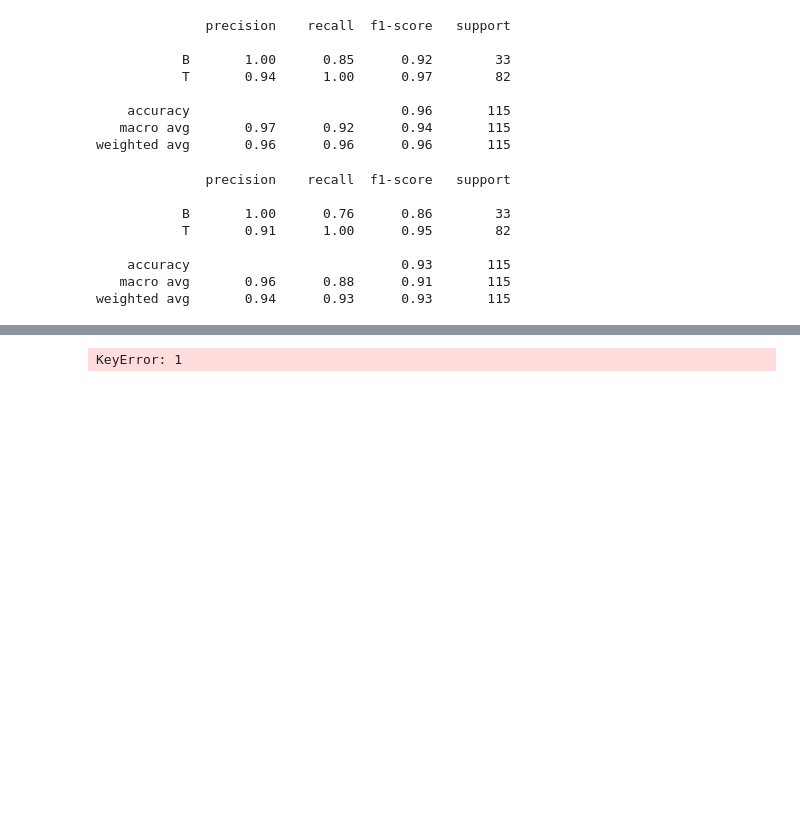
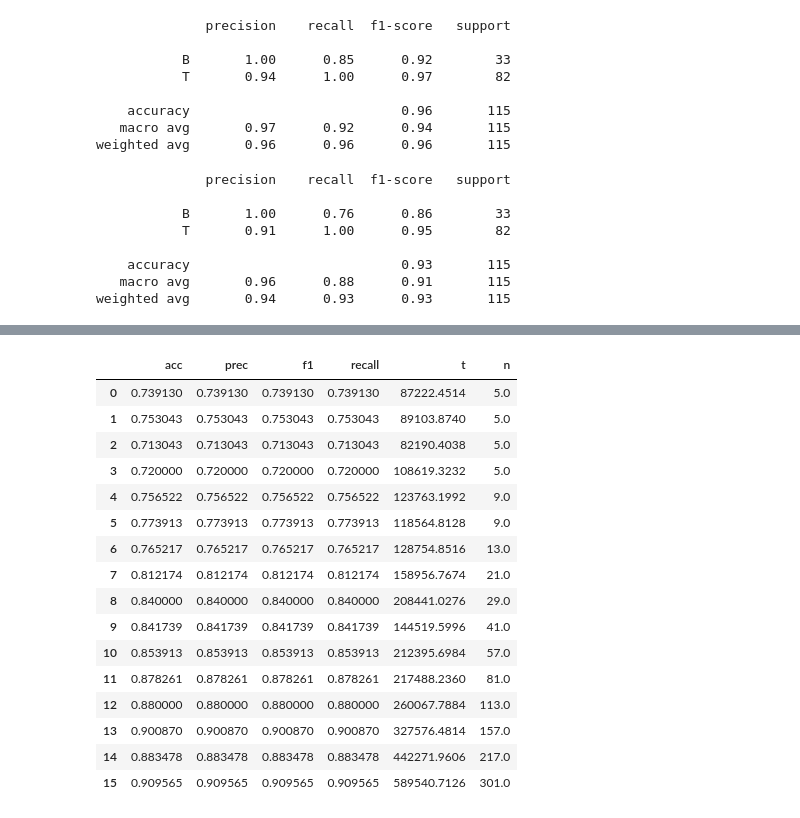
Before and after one commit to cri98li/cri98tj, a Jupyter notebook: experiments/Test n_movelet +dim - Vehicle.ipynb, the cells around one changed output, grey strips where cells are left out. Drawn from its saved outputs; the diff is of its cells as text; code cells hidden in the pictures; blank space fills up the shorter version.

```diff
--- a/experiments/Test n_movelet +dim - Vehicle.ipynb
+++ b/experiments/Test n_movelet +dim - Vehicle.ipynb
@@ -301,7 +470,33 @@ KeyboardInterrupt:
-# %%
-print(res[1])
-# %% [output]
-KeyError: 1
+# %%
+df_res_r = pd.DataFrame(res, columns=["acc", "prec", "f1", "recall"])
+
+df_res_r["t"] = time
+
+df_res_r.t *= -1
+
+df_res_r["n"] = n_mov_r
+
+df_res_r.to_csv("Test n_movelet +dim vehicle R.csv", index=None)
+# %%
+df_res_r
+# %% [output]
+|  | acc | prec | f1 | recall | t | n |
+| 0 | 0.739130 | 0.739130 | 0.739130 | 0.739130 | 87222.4514 | 5.0 |
+| 1 | 0.753043 | 0.753043 | 0.753043 | 0.753043 | 89103.8740 | 5.0 |
+| 2 | 0.713043 | 0.713043 | 0.713043 | 0.713043 | 82190.4038 | 5.0 |
+| 3 | 0.720000 | 0.720000 | 0.720000 | 0.720000 | 108619.3232 | 5.0 |
+| 4 | 0.756522 | 0.756522 | 0.756522 | 0.756522 | 123763.1992 | 9.0 |
+| 5 | 0.773913 | 0.773913 | 0.773913 | 0.773913 | 118564.8128 | 9.0 |
+| 6 | 0.765217 | 0.765217 | 0.765217 | 0.765217 | 128754.8516 | 13.0 |
+| 7 | 0.812174 | 0.812174 | 0.812174 | 0.812174 | 158956.7674 | 21.0 |
+| 8 | 0.840000 | 0.840000 | 0.840000 | 0.840000 | 208441.0276 | 29.0 |
+| 9 | 0.841739 | 0.841739 | 0.841739 | 0.841739 | 144519.5996 | 41.0 |
+| 10 | 0.853913 | 0.853913 | 0.853913 | 0.853913 | 212395.6984 | 57.0 |
+| 11 | 0.878261 | 0.878261 | 0.878261 | 0.878261 | 217488.2360 | 81.0 |
+| 12 | 0.880000 | 0.880000 | 0.880000 | 0.880000 | 260067.7884 | 113.0 |
+| 13 | 0.900870 | 0.900870 | 0.900870 | 0.900870 | 327576.4814 | 157.0 |
+| 14 | 0.883478 | 0.883478 | 0.883478 | 0.883478 | 442271.9606 | 217.0 |
+| 15 | 0.909565 | 0.909565 | 0.909565 | 0.909565 | 589540.7126 | 301.0 |
 # %%
 import plotly.express as px
 import plotly.graph_objects as go
```
Also changed, not shown: parts of 12 cells of this notebook, 16 other files.
